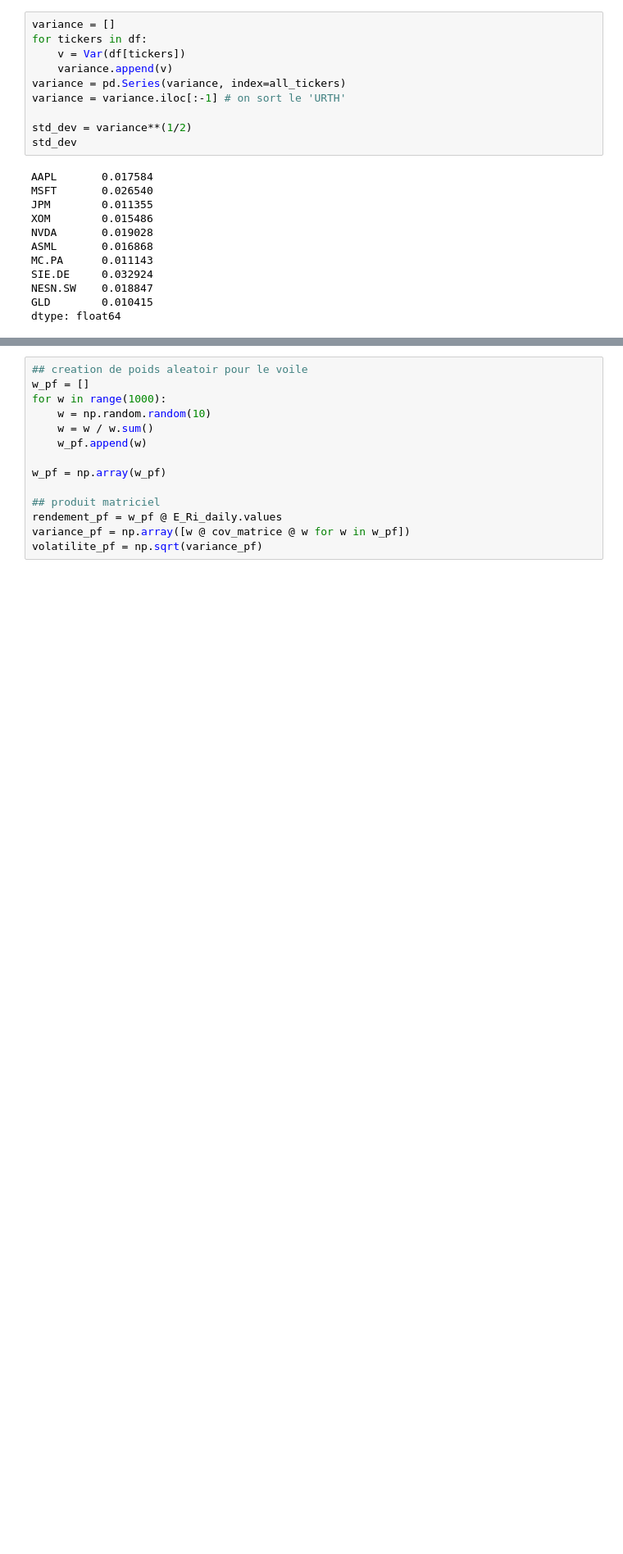
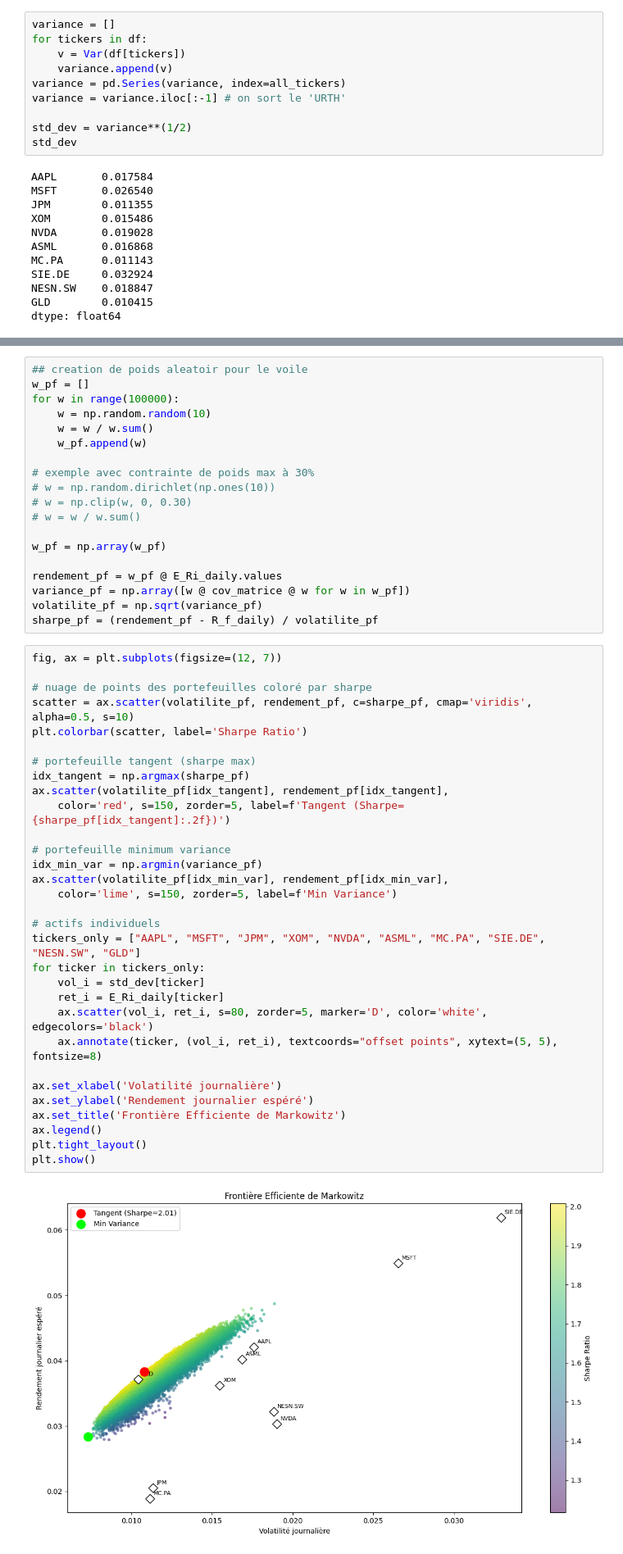
Before and after one commit to alabienlecouz/portfolio-V1, a Jupyter notebook: rentability model/CAPM+VOILE.ipynb, the cells around one changed output, grey strips where cells are left out. Shown at 82% size. Saved outputs shown, nothing was run; the diff lists cells and outputs as text; blank space fills up the shorter version.

```diff
--- a/rentability model/CAPM+VOILE.ipynb
+++ b/rentability model/CAPM+VOILE.ipynb
@@ -188,14 +202,52 @@ cov_matrice
 # %%
 ## creation de poids aleatoir pour le voile
 w_pf = []
-for w in range(1000):
+for w in range(100000):
     w = np.random.random(10)
     w = w / w.sum()
     w_pf.append(w)
 
+# exemple avec contrainte de poids max à 30%
+# w = np.random.dirichlet(np.ones(10))
+# w = np.clip(w, 0, 0.30)
+# w = w / w.sum()
+
 w_pf = np.array(w_pf)
 
-## produit matriciel
 rendement_pf = w_pf @ E_Ri_daily.values
 variance_pf = np.array([w @ cov_matrice @ w for w in w_pf])
 volatilite_pf = np.sqrt(variance_pf)
+sharpe_pf = (rendement_pf - R_f_daily) / volatilite_pf
+# %%
+fig, ax = plt.subplots(figsize=(12, 7))
+
+# nuage de points des portefeuilles coloré par sharpe
+scatter = ax.scatter(volatilite_pf, rendement_pf, c=sharpe_pf, cmap='viridis', alpha=0.5, s=10)
+plt.colorbar(scatter, label='Sharpe Ratio')
+
+# portefeuille tangent (sharpe max)
+idx_tangent = np.argmax(sharpe_pf)
+ax.scatter(volatilite_pf[idx_tangent], rendement_pf[idx_tangent],
+    color='red', s=150, zorder=5, label=f'Tangent (Sharpe={sharpe_pf[idx_tangent]:.2f})')
+
+# portefeuille minimum variance
+idx_min_var = np.argmin(variance_pf)
+ax.scatter(volatilite_pf[idx_min_var], rendement_pf[idx_min_var],
+    color='lime', s=150, zorder=5, label=f'Min Variance')
+
+# actifs individuels
+tickers_only = ["AAPL", "MSFT", "JPM", "XOM", "NVDA", "ASML", "MC.PA", "SIE.DE", "NESN.SW", "GLD"]
+for ticker in tickers_only:
+    vol_i = std_dev[ticker]
+    ret_i = E_Ri_daily[ticker]
+    ax.scatter(vol_i, ret_i, s=80, zorder=5, marker='D', color='white', edgecolors='black')
+    ax.annotate(ticker, (vol_i, ret_i), textcoords="offset points", xytext=(5, 5), fontsize=8)
+
+ax.set_xlabel('Volatilité journalière')
+ax.set_ylabel('Rendement journalier espéré')
+ax.set_title('Frontière Efficiente de Markowitz')
+ax.legend()
+plt.tight_layout()
+plt.show()
+# %% [output]
+[figure, added]
```
Also changed, not shown: parts of 6 cells of this notebook.
